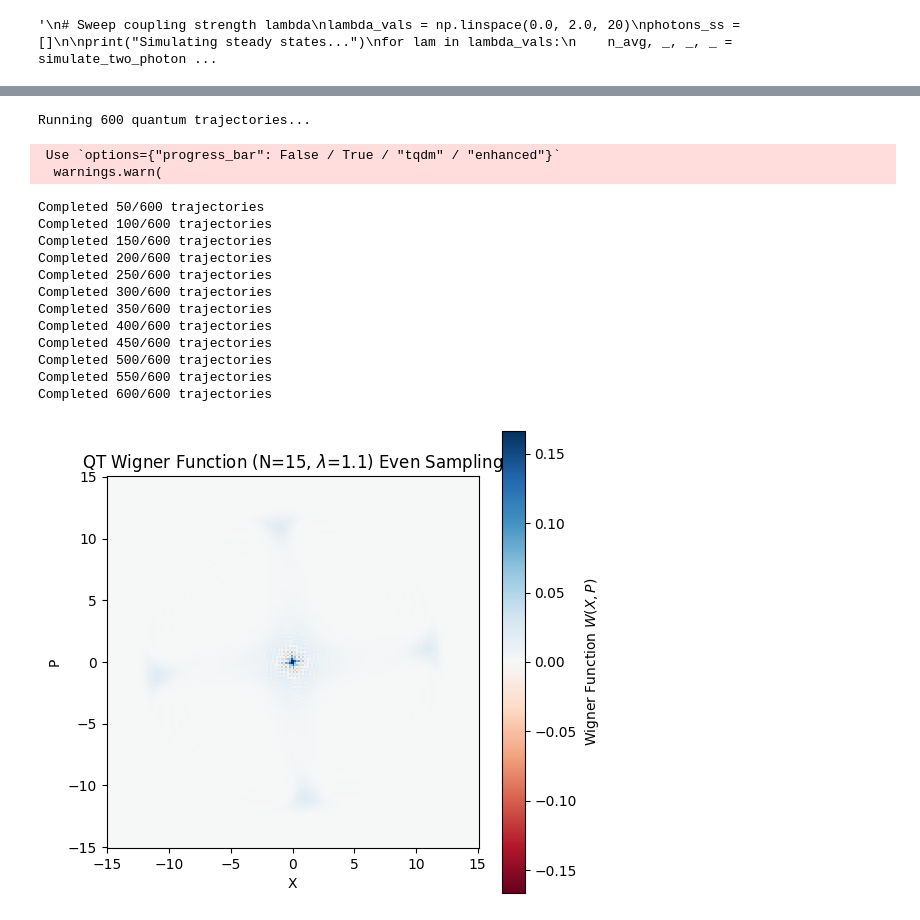
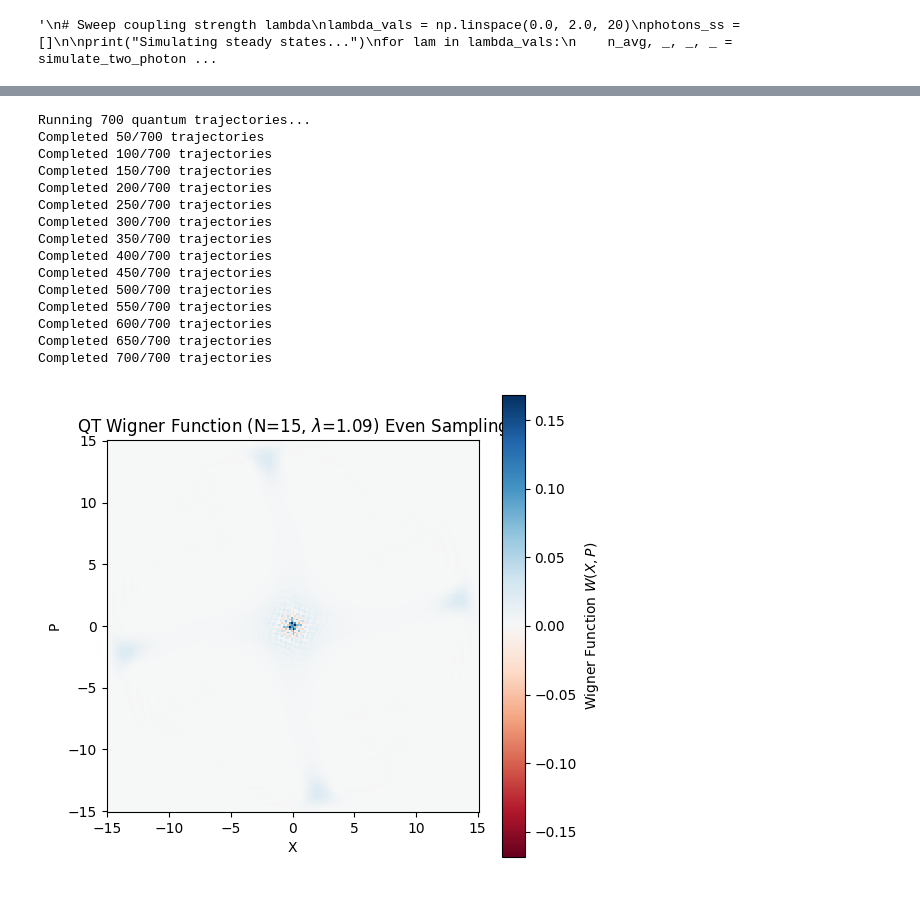
Before and after one commit to IronicOwl/MasterThesisShenanigans, a Jupyter notebook: Lindbladt/Coherence_resolvedTpDt.ipynb, the cells around one changed output, grey strips where cells are left out. Drawn from its saved outputs; the diff is of its cells as text; code cells hidden in the pictures.

```diff
--- a/Lindbladt/Coherence_resolvedTpDt.ipynb
+++ b/Lindbladt/Coherence_resolvedTpDt.ipynb
@@ -260,54 +316,56 @@ def simulate_qt_two_photon_only_odd(N, M, wc, wa, kappa_2, lam, t_max, n_traj):
 # %%
 # --- Execution Parameters ---
 N_spins = 15        # Now we can handle larger N
-M_fock = 80         # Cavity truncation
+M_fock = 120         # Cavity truncation
 omega_c = 1.0
 omega_a = 1.0
 k2 = 0.05           # Pure two-photon loss
-lam_val = 1.1      # Coupling strength
+lam_val = 1.09      # Coupling strength
 t_max = 70.0        # Time to reach steady state (tune based on dynamics)
-n_traj = 600        # Number of trajectories (Paper uses 500 to 3000)
+n_traj = 700        # Number of trajectories (Paper uses 500 to 3000)
 
 # Run the simulation
-rho_cavity_qt_even, P_n_qt_even = simulate_qt_two_photon_only_even(
+rho_cavity_qt_even_120, P_n_qt_even = simulate_qt_two_photon_only_even(
     N_spins, M_fock, omega_c, omega_a, k2, lam_val, t_max, n_traj
 )
 
 # You can now pass rho_cavity_qt directly to your existing plot_wigner_function
 # Because plot_wigner_function in your notebook expects the full rho_ss and traces it,
 # you can temporarily modify it to accept rho_cavity directly:
 xvec = np.linspace(-15, 15, 200)
-W = qt.wigner(rho_cavity_qt_even, xvec, xvec)
+W = qt.wigner(rho_cavity_qt_even_120, xvec, xvec)
 w_max = np.max(np.abs(W))
 
 plt.figure(figsize=(6, 6))
 
 # 2. Remove vmin=0 and use symmetric bounds for the RdBu colormap
 mesh = plt.pcolormesh(xvec, xvec, W, cmap='RdBu', shading='auto', vmin=-w_max, vmax=w_max)
 
 plt.xlabel('X')
 plt.ylabel('P')
 plt.title(f'QT Wigner Function (N={N_spins}, $\\lambda$={lam_val}) Even Sampling')
 
 # 3. Call plt.colorbar() and pass the mesh object to it
 plt.colorbar(mesh, label='Wigner Function $W(X,P)$')
 
 plt.gca().set_aspect('equal', adjustable='box')
 plt.show()
+
+qt.qsave(rho_cavity_qt_even_120,r'C:\Users\genes\Documents\Studium\FS26\Master Thesis\Code\Plots\Two_photon_dicke_2p_jump\Plot_Data\TPDT_N15_M120_l109_t70_n700_E')
 # %% [output]
-Running 600 quantum trajectories...
+Running 700 quantum trajectories...
+Completed 50/700 trajectories
+Completed 100/700 trajectories
+Completed 150/700 trajectories
+Completed 200/700 trajectories
+Completed 250/700 trajectories
+Completed 300/700 trajectories
+Completed 350/700 trajectories
+Completed 400/700 trajectories
+Completed 450/700 trajectories
+Completed 500/700 trajectories
+Completed 550/700 trajectories
+Completed 600/700 trajectories
+Completed 650/700 trajectories
+Completed 700/700 trajectories
- Use `options={"progress_bar": False / True / "tqdm" / "enhanced"}`
-  warnings.warn(
-Completed 50/600 trajectories
-Completed 100/600 trajectories
-Completed 150/600 trajectories
-Completed 200/600 trajectories
-Completed 250/600 trajectories
-Completed 300/600 trajectories
-Completed 350/600 trajectories
-Completed 400/600 trajectories
-Completed 450/600 trajectories
-Completed 500/600 trajectories
-Completed 550/600 trajectories
-Completed 600/600 trajectories
-[figure, old version]
+[figure, new version]
```
Also changed, not shown: parts of 18 cells of this notebook, 9 other files.
